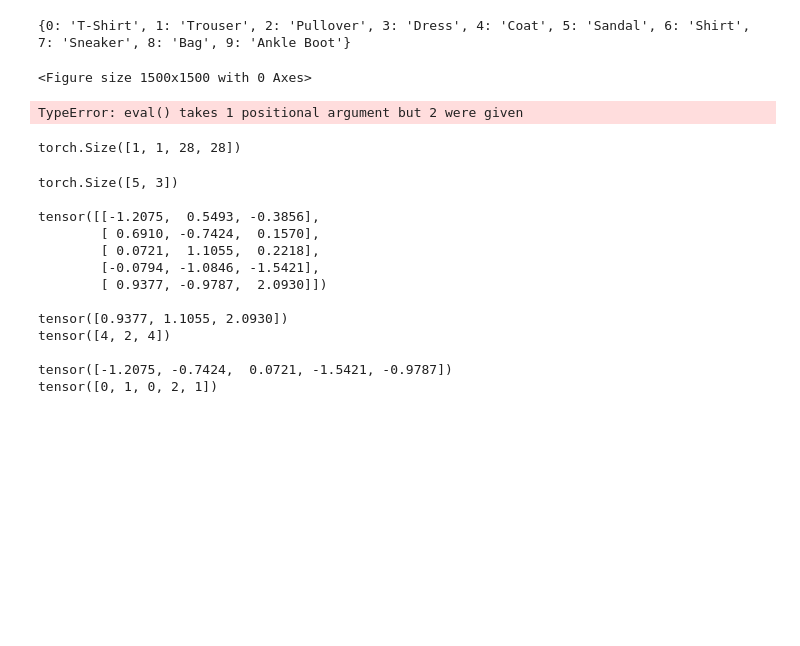
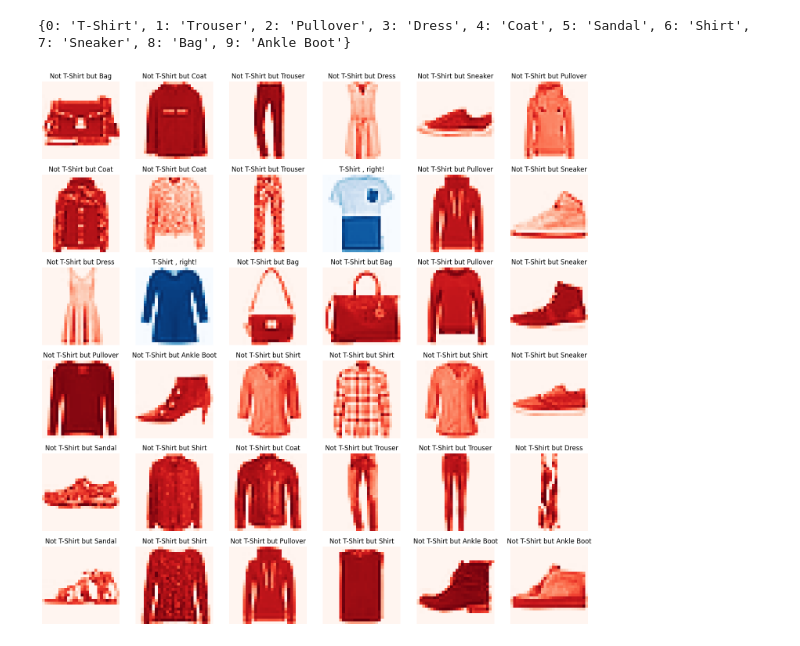
Before and after one commit to rubinkim/DL_PyTorch_Textbook, a Jupyter notebook: PyTorch_DL_ChatBot/3_3_Torch_nn_FashionMNIST.ipynb, the cells around one changed output. Saved outputs shown, nothing was run; the diff lists cells and outputs as text; code cells hidden in the pictures; blank space fills up the shorter version.

```diff
--- a/PyTorch_DL_ChatBot/3_3_Torch_nn_FashionMNIST.ipynb
+++ b/PyTorch_DL_ChatBot/3_3_Torch_nn_FashionMNIST.ipynb
@@ -134,68 +143,38 @@ label_tags = dict(zip(labels, tags))
 print(label_tags)
 # %% [output]
 {0: 'T-Shirt', 1: 'Trouser', 2: 'Pullover', 3: 'Dress', 4: 'Coat', 5: 'Sandal', 6: 'Shirt', 7: 'Sneaker', 8: 'Bag', 9: 'Ankle Boot'}
-# %%
-columns, rows = 6, 6
-fig = plt.figure(figsize=(15, 15))
-# %% [output]
-<Figure size 1500x1500 with 0 Axes>
 # %%
-for i in range(1, columns*rows+1):
+columns, rows = 6, 6
+plt.rcParams["figure.figsize"] = (18, 18)
+
+for i in range(columns*rows):
+
     data_idx = np.random.randint(len(test_dataloader))
-    input_img = test_data[data_idx][0].to(device)
-    #input_img = test_data[data_idx][0]unsqueeze(dim=0)
+    input_img = test_data[data_idx][0].unsqueeze(dim=0)            # from (1,28,28)  to (1,1,28,28)
+    input_img = input_img.to(device)
 
-    output = model.eval(input_img)
-    _, argmax = torch.max(output, 1)
+    model.eval()
+
+    with torch.no_grad():
+        output = model(input_img)
+        _, argmax = torch.max(output, 1)
+
     pred = label_tags[argmax.item()]
     label = label_tags[test_data[data_idx][1]]
 
-    fig.add_subplot(rows, columns, i)
+    plt.subplot(rows, columns, i+1)
     if pred == label:
         plt.title(pred + ' , right!')
-        cmap = 'Blue'
+        cmap = 'Blues'
     else:
         plt.title('Not ' + pred + ' but ' + label)
         cmap = 'Reds'
 
     plot_img = test_data[data_idx][0][0,:,:]
     plt.imshow(plot_img, cmap=cmap)
     plt.axis('off')
+
+
 plt.show()
 # %% [output]
-TypeError: eval() takes 1 positional argument but 2 were given
+[figure, added]
-# %%
-test_data[3][0].to(device).unsqueeze(dim=0).shape
-# %% [output]
-torch.Size([1, 1, 28, 28])
-# %%
-torch.manual_seed(2023)
-
-a = torch.randn(5, 3)
-print(a.shape)
-print()
-print(a)
-print()
-
-val, idx = torch.max(a, 0)
-print(val)
-print(idx)
-print()
-
-val, idx = torch.min(a, 1)
-print(val)
-print(idx)
-# %% [output]
-torch.Size([5, 3])
-
-tensor([[-1.2075,  0.5493, -0.3856],
-        [ 0.6910, -0.7424,  0.1570],
-        [ 0.0721,  1.1055,  0.2218],
-        [-0.0794, -1.0846, -1.5421],
-        [ 0.9377, -0.9787,  2.0930]])
-
-tensor([0.9377, 1.1055, 2.0930])
-tensor([4, 2, 4])
-
-tensor([-1.2075, -0.7424,  0.0721, -1.5421, -0.9787])
-tensor([0, 1, 0, 2, 1])
```
Also changed, not shown: parts of 2 cells of this notebook.
